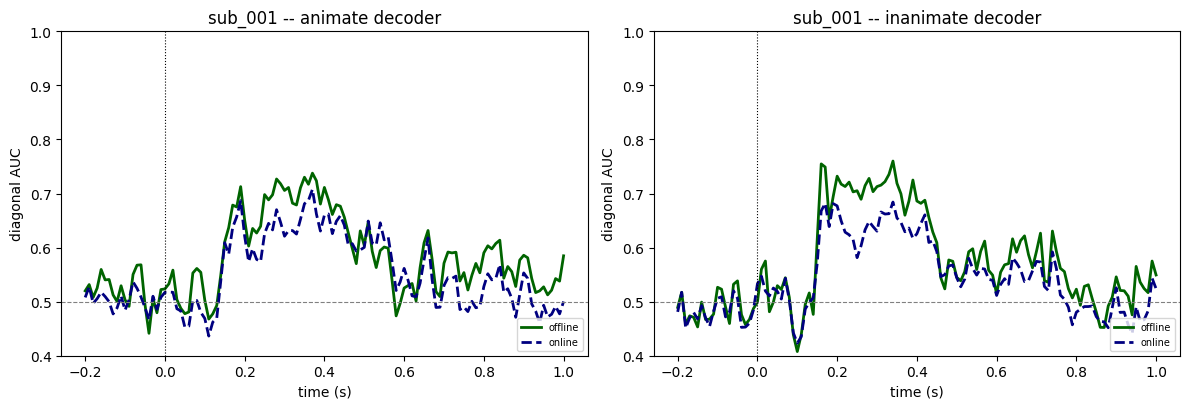
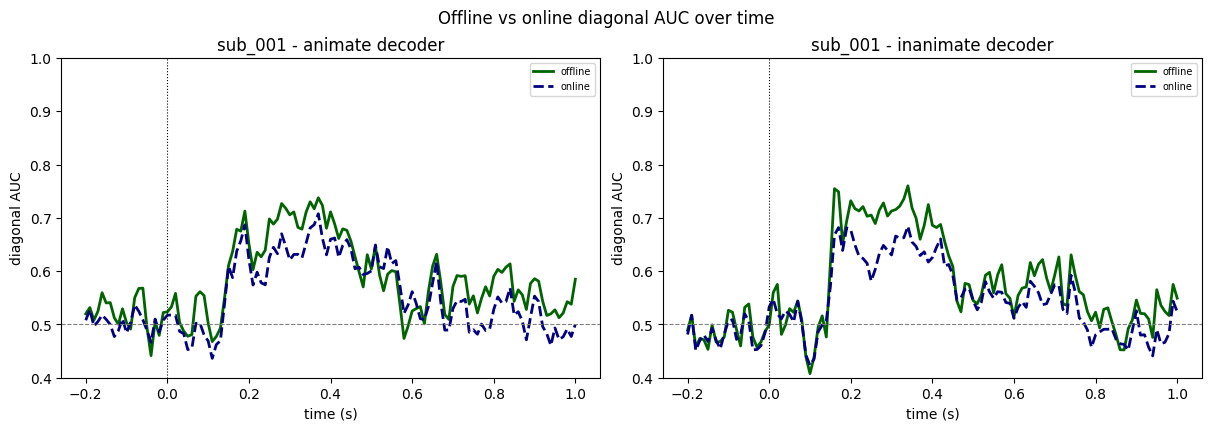
Unified diff of the notebook cell whose output changed from the first chart to the second:
--- before
+++ after
@@ -1,17 +1,33 @@
+def draw_diag(ax, s, task):
+    """Offline (green) vs online (navy dashed) diagonal AUC over time for one subject x decoder."""
+    res = tgm_results[(s, task)]
+    tg = res["t_grid"]
+    ax.plot(tg, res["diag_off"], color="darkgreen", lw=2.0, label="offline")
+    ax.plot(tg, res["diag_on"], color="navy", lw=2.0, ls="--", label="online")
+    ax.axhline(0.5, color="gray", ls="--", lw=0.8)
+    ax.axvline(0.0, color="k", ls=":", lw=0.8)
+    ax.set(title=f"{SUBJECT_NAMES[s]} - {task}", ylim=(0.4, 1.0),
+           xlabel="time (s)", ylabel="diagonal AUC")
+    ax.legend(fontsize=7, loc="upper right")
+
+
+# --- per subject: one figure (two decoder panels) each ---
 for s in SUBJECTS:
-    name_s = SUBJECT_NAMES[s]
-    fig, axes = plt.subplots(1, len(TASK_NAMES), figsize=(6 * len(TASK_NAMES), 4.2), squeeze=False)
+    fig, axes = plt.subplots(1, len(TASK_NAMES), figsize=(6 * len(TASK_NAMES), 4.2),
+                             squeeze=False, constrained_layout=True)
     for idx, task in enumerate(TASK_NAMES):
-        ax = axes[0][idx]
-        res = tgm_results[(s, task)]
-        tg = res["t_grid"]
-        ax.plot(tg, res["diag_off"], color="darkgreen", lw=2.0, label="offline")
-        ax.plot(tg, res["diag_on"], color="navy", lw=2.0, ls="--", label="online")
-        ax.axhline(0.5, color="gray", ls="--", lw=0.8)
-        ax.axvline(0.0, color="k", ls=":", lw=0.8)
-        ax.set(title=f"{name_s} -- {task}", ylim=(0.4, 1.0),
-               xlabel="time (s)", ylabel="diagonal AUC")
-        ax.legend(fontsize=7, loc="lower right")
-    plt.tight_layout()
-    fig.savefig(ASSETS_DIR / f"diag_auc_{name_s}.png", dpi=150, bbox_inches="tight")
+        draw_diag(axes[0][idx], s, task)
+    fig.suptitle("Offline vs online diagonal AUC over time")
+    fig.savefig(ASSETS_DIR / f"diag_auc_{SUBJECT_NAMES[s]}.png", dpi=150, bbox_inches="tight")
     plt.show()
+
+# --- combined: all subjects x decoders (rows = subjects, cols = decoders) ---
+nrows, ncols = len(SUBJECTS), len(TASK_NAMES)
+fig, axes = plt.subplots(nrows, ncols, figsize=(6 * ncols, 3.4 * nrows),
+                         squeeze=False, constrained_layout=True)
+for i, s in enumerate(SUBJECTS):
+    for j, task in enumerate(TASK_NAMES):
+        draw_diag(axes[i][j], s, task)
+fig.suptitle("Offline vs online diagonal AUC over time - all subjects")
+fig.savefig(ASSETS_DIR / "diag_auc_all_subjects.png", dpi=150, bbox_inches="tight")
+plt.show()

Commit: feat(report): combined per-subject figures and axis-consistent TGMs